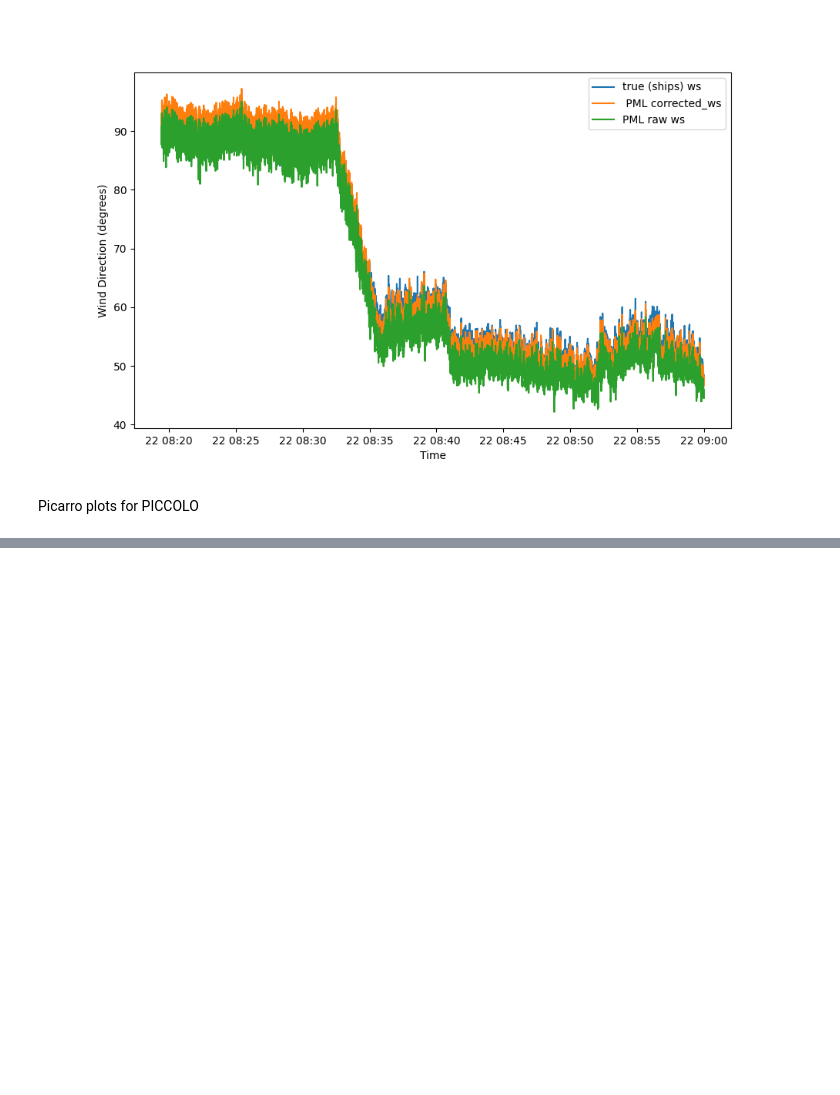
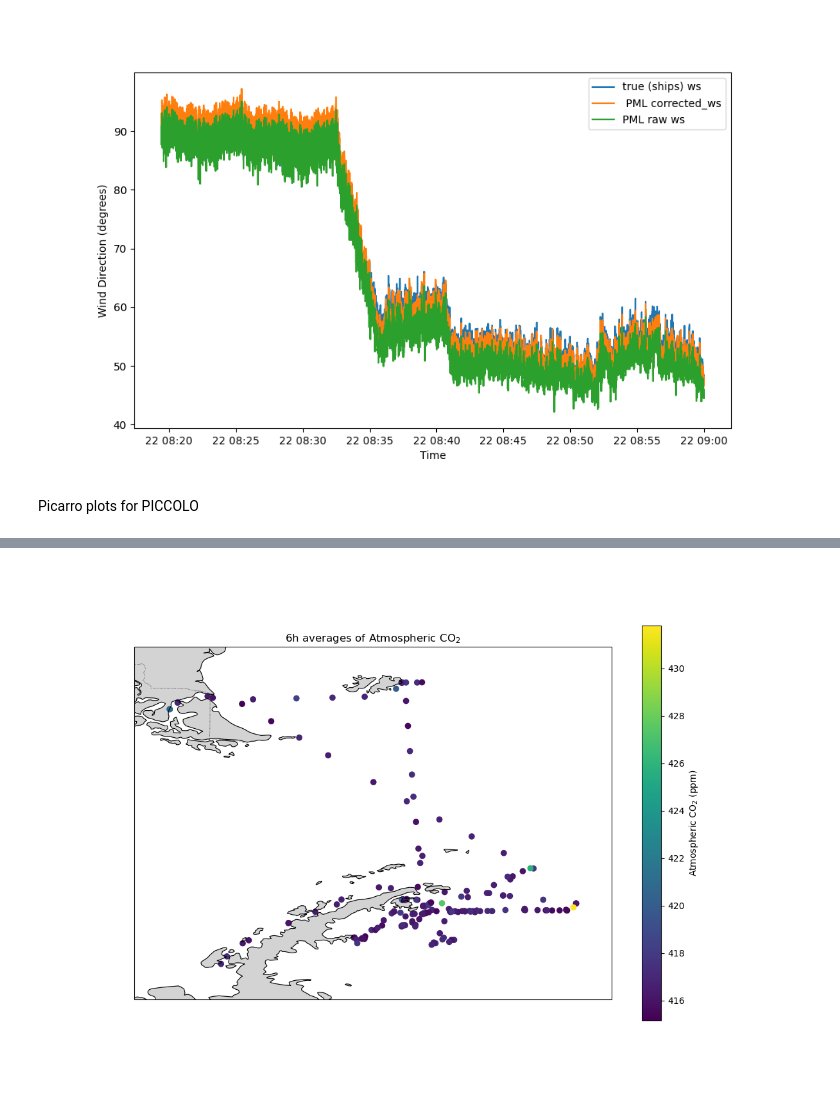
Before and after one commit to irene146/SDA_IMC, a Jupyter notebook: L0_SDA_notebook.ipynb, the cells around one changed output, grey strips where cells are left out. Cells and saved outputs as stored; diff of their text form; code cells hidden in the pictures; blank space fills up the shorter version.

```diff
--- a/L0_SDA_notebook.ipynb
+++ b/L0_SDA_notebook.ipynb
@@ -1287,0 +1203,39 @@ plt.show()
+# %%
+import matplotlib.pyplot as plt
+import cartopy.crs as ccrs
+import cartopy.feature as cfeature
+
+# Define min/max values for zooming (negating lat/lon)
+min_lon, max_lon = -df_all['longitude'].max() - 2, -df_all['longitude'].min() + 2
+min_lat, max_lat = -df_all['latitude'].max() - 2, -df_all['latitude'].min() + 2
+
+# Create figure and axis with a map projection
+plt.figure(figsize=(12, 8))
+ax = plt.axes(projection=ccrs.PlateCarree())
+
+# Set map extent (zoom)
+ax.set_extent([min_lon, max_lon, min_lat, max_lat], crs=ccrs.PlateCarree())
+
+# Add world map features
+ax.add_feature(cfeature.LAND, color='lightgray')  # Land areas
+ax.add_feature(cfeature.COASTLINE, linewidth=0.8)  # Coastline
+ax.add_feature(cfeature.BORDERS, linestyle=':', linewidth=0.5)  # Country borders
+
+# Scatter plot on the map (negating lat/lon)
+scatter = ax.scatter(-df_all['longitude'], -df_all['latitude'],
+                      c=df_all['CO2_dry_sync'], cmap='viridis', marker='o',
+                       transform=ccrs.PlateCarree())
+
+# Add colorbar
+plt.colorbar(scatter, label='Atmospheric CO$_2$ (ppm)')
+
+# Labels and title
+plt.xlabel('Longitude ')
+plt.ylabel('Latitude')
+plt.title('6h averages of Atmospheric CO$_2$')
+#plt.title('CO2_dry_sync vs. Position (Flipped Coordinates)')
+
+# Show the plot
+plt.show()
+# %% [output]
+[figure, added]
```
Also changed, not shown: parts of 5 cells of this notebook.
